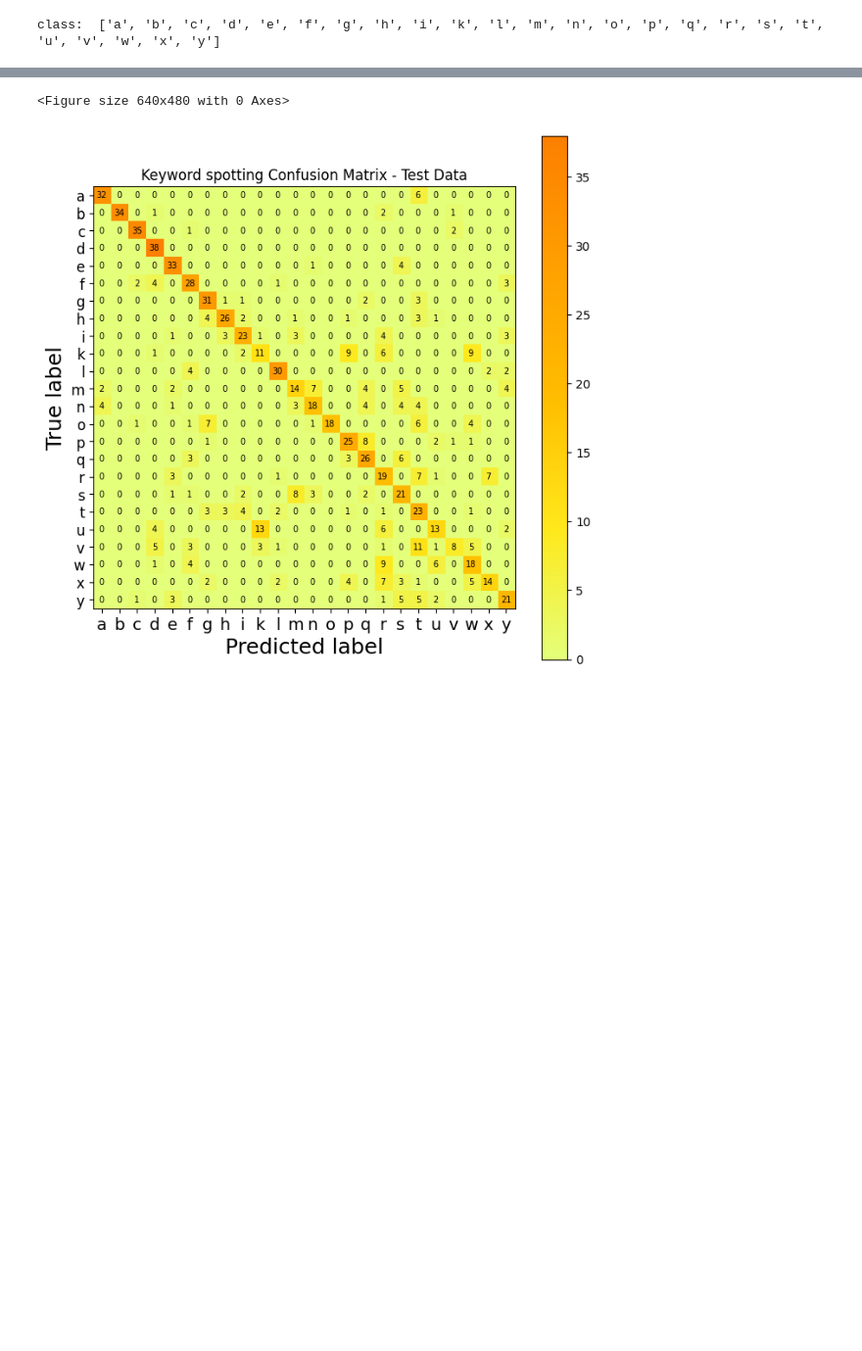
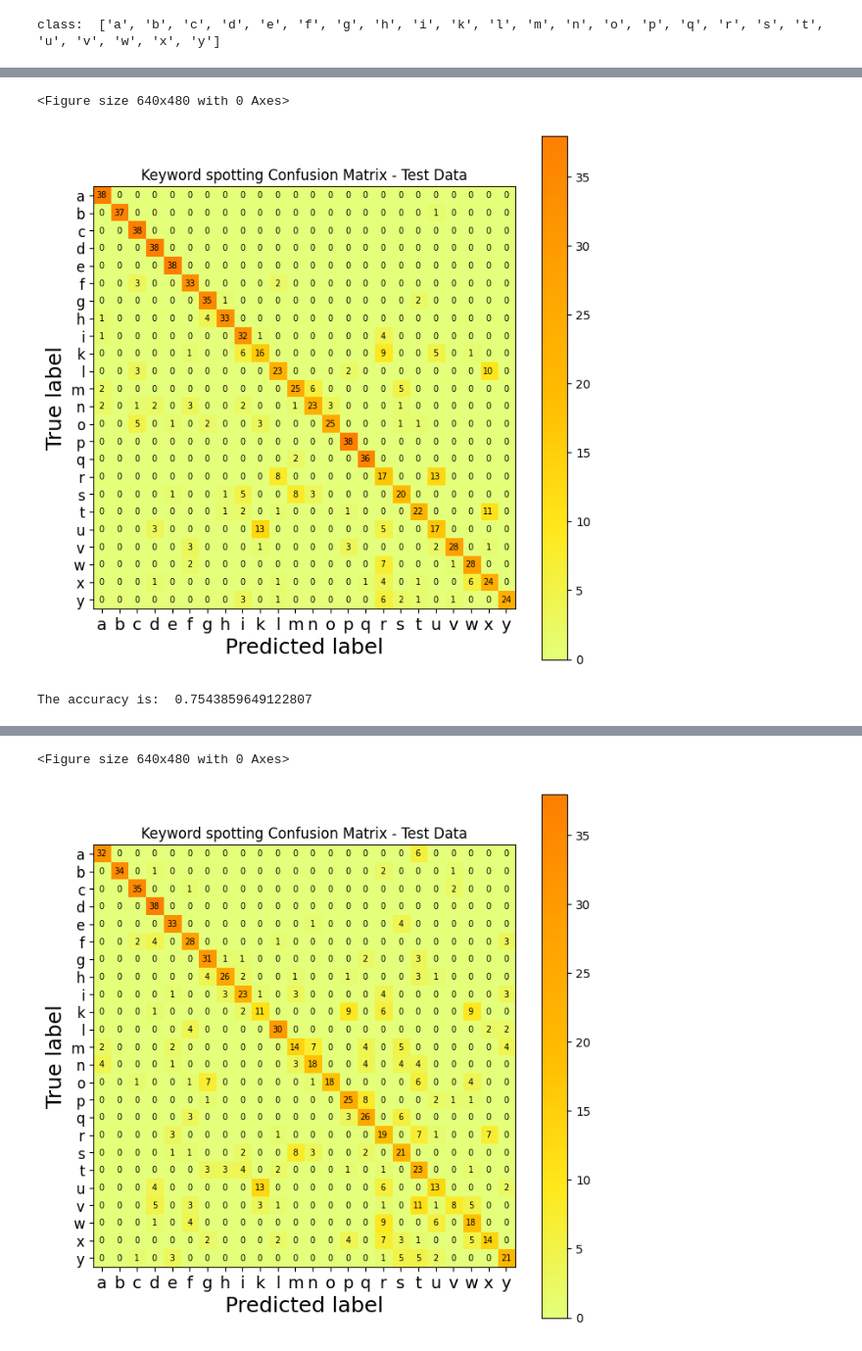
Before and after one commit to thomascampagnolo97/sign_language_ML, a Jupyter notebook: ML_project.ipynb, the cells around one changed output, grey strips where cells are left out. Shown at 98% size. Cells and saved outputs as stored; diff of their text form; code cells hidden in the pictures; blank space fills up the shorter version.

```diff
--- a/ML_project.ipynb
+++ b/ML_project.ipynb
@@ -104,5 +98,6 @@ Y_train = TRAIN1[:, 784] # estrapolare la colonna Y_train delle label
 # %%
-nt = 38
+# nt = 38
+nt = 76
 
 def load_testing_data(path):
   df = pd.read_csv(path)
@@ -111,6 +106,7 @@ def load_testing_data(path):
     if (i == 9 or i == 25):
       continue
     else:
+
       temp = df.loc[df['label'] == i]
       #print(temp)
 
@@ -124,13 +120,18 @@ def load_testing_data(path):
         X = temp_sub[range(0,nt),:]
         Y = i*np.ones(nt)
       else:
-        X = np.concatenate((X,temp_sub[range(0,nt),:]),axis=0)
-        Y = np.append(Y,i*np.ones(nt))
+        if(i < 9):
+          X = np.concatenate((X,temp_sub[range(0,nt),:]),axis=0)
+          Y = np.append(Y,i*np.ones(nt))
+        else:
+          X = np.concatenate((X,temp_sub[range(0,nt),:]),axis=0)
+          Y = np.append(Y,(i-1)*np.ones(nt)) #### <---- ho messo -1 qua, cosi crea labels che vanno da 0 a 23 senza buchi intermedi
+
   #Y = pd.get_dummies(Y).values
 
   return X, Y
 
-X_test, Y_test = load_testing_data('/content/drive/MyDrive/UniGe/Machine_Learning2/VariousDatasets/sign_mnist_test/sign_mnist_test.csv')
+X_test, Y_test = load_testing_data('/content/drive/MyDrive/Sign_dataset/sign_mnist_test/sign_mnist_test.csv')
 
 print(X_test.shape)
 print(Y_test.shape)
@@ -222,31 +257,36 @@ plt.title('Keyword spotting Confusion Matrix - Test Data')
 
 plt.ylabel('True label', fontsize=18)
 
 plt.xlabel('Predicted label', fontsize=18)
 
 tick_marks = np.arange(len(classNames))
 
 plt.xticks(tick_marks, classNames, fontsize=14)
 
 plt.yticks(tick_marks, classNames, fontsize=12)
 
 plt.colorbar()#io
 
 #s = [['Y','N','N','N','N'], ['N','Y','N','N','N'],['N','N','Y','N','N'],['N','N','N','Y','N'],['N','N','N','N','Y']]
 accuracy = 0.0
 
 for i in range(24):
 
     for j in range(24):
 
         #plt.text(j,i, str(s[i][j])+" = "+str(cm[i][j]))
 
         plt.text(j,i,str(conf_matrix[i][j]), fontsize=7, horizontalalignment='center', verticalalignment='center') #così plotto in modo decente
 
-        accuracy = (accuracy + conf_matrix[i][j])
+        if i == j:
+          accuracy = (accuracy + conf_matrix[i][j])
 
 plt.show()
 
 accuracy = accuracy/(38*24)
 
 print('The accuracy is: ', accuracy)
+# %% [output]
+<Figure size 640x480 with 0 Axes>
+[figure, added]
+The accuracy is:  0.7543859649122807
```
Also changed, not shown: parts of 17 cells of this notebook.
